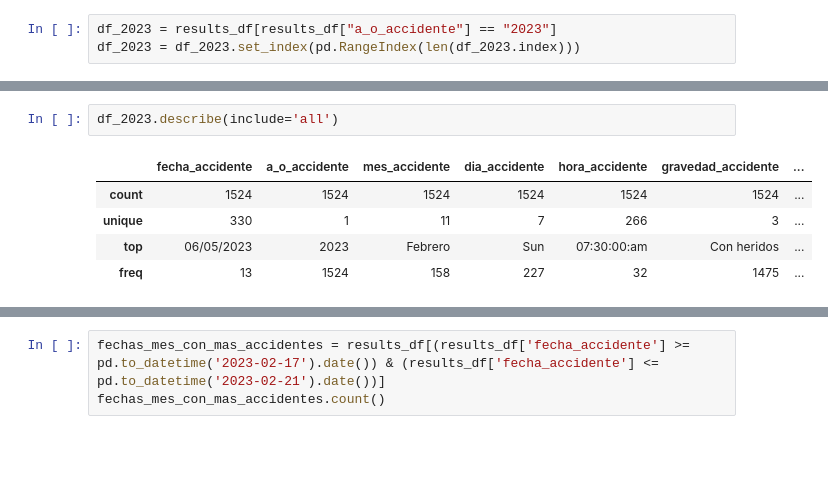
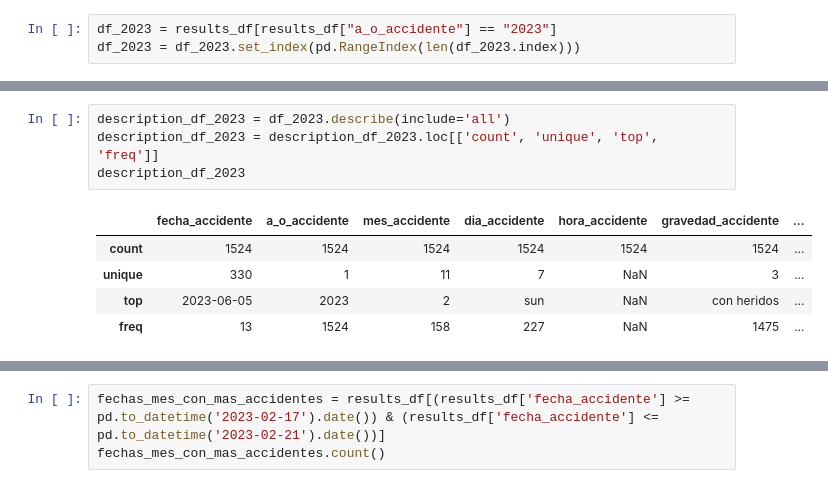
Before and after one commit to AndresFVargasV/Analisis_Accidentes_Barranquilla, a Jupyter notebook: Accidentalidad_Barranquilla.ipynb, the cells around one changed output, grey strips where cells are left out. Drawn from its saved outputs; the diff is of its cells as text; blank space fills up the shorter version.

```diff
--- a/Accidentalidad_Barranquilla.ipynb
+++ b/Accidentalidad_Barranquilla.ipynb
@@ -166,12 +162,14 @@ dtypes: object(11)
 memory usage: 131.1+ KB
-# %%
-df_2023.describe(include='all')
-# %% [output]
-|  | fecha_accidente | a_o_accidente | mes_accidente | dia_accidente | hora_accidente | gravedad_accidente | ... |
-| count | 1524 | 1524 | 1524 | 1524 | 1524 | 1524 | ... |
-| unique | 330 | 1 | 11 | 7 | 266 | 3 | ... |
-| top | 06/05/2023 | 2023 | Febrero | Sun | 07:30:00:am | Con heridos | ... |
-| freq | 13 | 1524 | 158 | 227 | 32 | 1475 | ... |
+# %%
+description_df_2023 = df_2023.describe(include='all')
+description_df_2023 = description_df_2023.loc[['count', 'unique', 'top', 'freq']]
+description_df_2023
+# %% [output]
+|  | fecha_accidente | a_o_accidente | mes_accidente | dia_accidente | hora_accidente | gravedad_accidente | ... |
+| count | 1524 | 1524 | 1524 | 1524 | 1524 | 1524 | ... |
+| unique | 330 | 1 | 11 | 7 | NaN | 3 | ... |
+| top | 2023-06-05 | 2023 | 2 | sun | NaN | con heridos | ... |
+| freq | 13 | 1524 | 158 | 227 | NaN | 1475 | ... |
 # %%
 df_2023_por_meses = df_2023['mes_accidente'].value_counts()
 df_2023_por_meses.sort_values(ascending=False, inplace=True)
```
Also changed, not shown: parts of 5 cells of this notebook, 4 other files.
